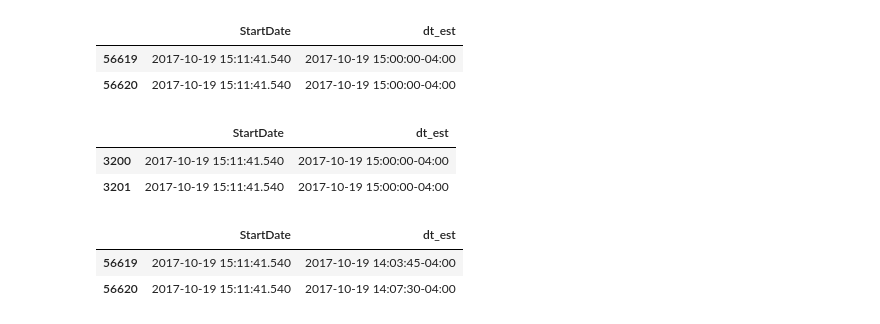
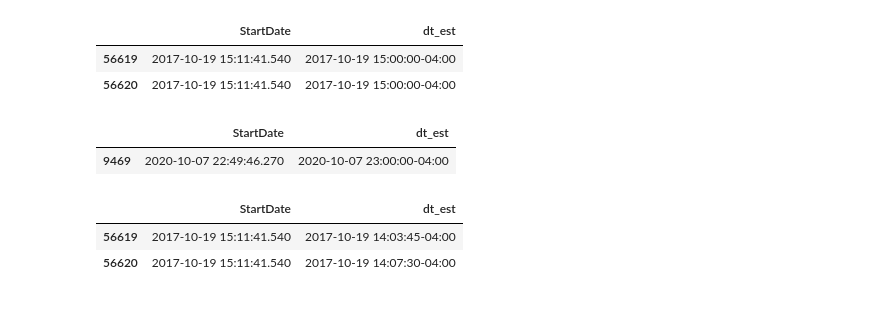
Before and after one commit to L3P3titPrince/Spray_Weather_Forecast, a Jupyter notebook: 21_Weather.ipynb, the cells around one changed output. Saved outputs shown, nothing was run; the diff lists cells and outputs as text; code cells hidden in the pictures.

```diff
--- a/21_Weather.ipynb
+++ b/21_Weather.ipynb
@@ -1924,11 +2143,10 @@ df_multi_6[df_multi_6['BatchNumber']=='PASD339002'].loc[:, ('StartDate', 'dt_est
 | 56619 | 2017-10-19 15:11:41.540 | 2017-10-19 15:00:00-04:00 |
 | 56620 | 2017-10-19 15:11:41.540 | 2017-10-19 15:00:00-04:00 |
 # %%
-df_product_6[df_product_6['BatchNumber']=='PASD339002'].loc[:, ('StartDate', 'dt_est')].head(2)
+df_product_6[df_product_6['BatchNumber']=='PASD372411'].loc[:, ('StartDate', 'dt_est')].head(2)
 # %% [output]
 |  | StartDate | dt_est |
-| 3200 | 2017-10-19 15:11:41.540 | 2017-10-19 15:00:00-04:00 |
-| 3201 | 2017-10-19 15:11:41.540 | 2017-10-19 15:00:00-04:00 |
+| 9469 | 2020-10-07 22:49:46.270 | 2020-10-07 23:00:00-04:00 |
 # %%
 df_multi[df_multi['BatchNumber']=='PASD339002'].loc[:, ('StartDate', 'dt_est')].head(2)
 # %% [output]
```
Also changed, not shown: parts of 122 cells of this notebook.
